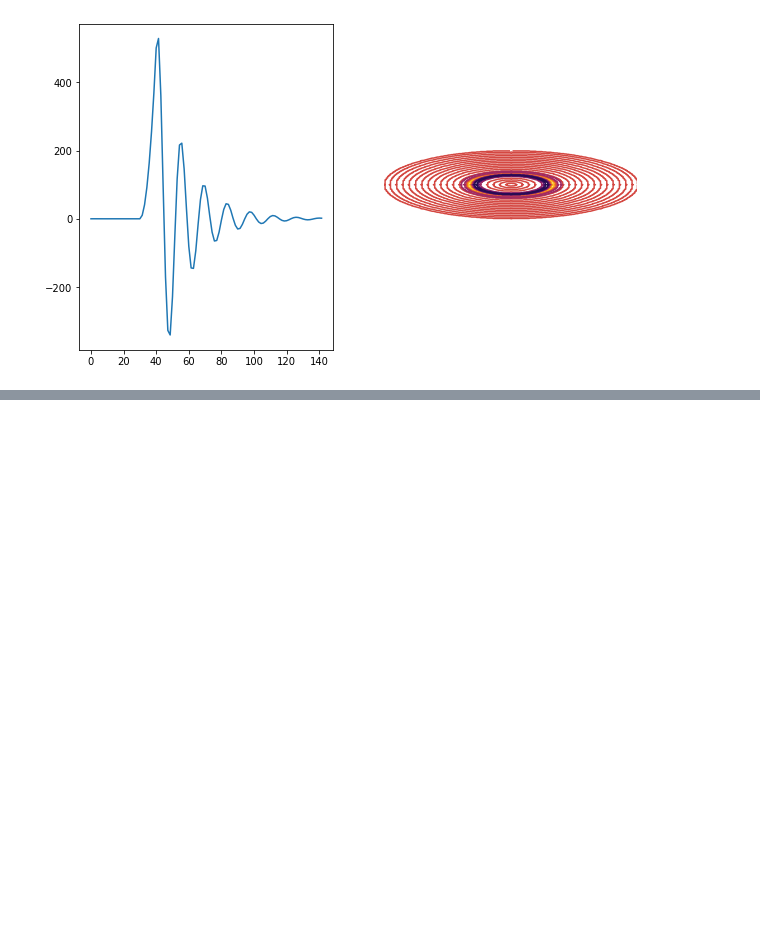
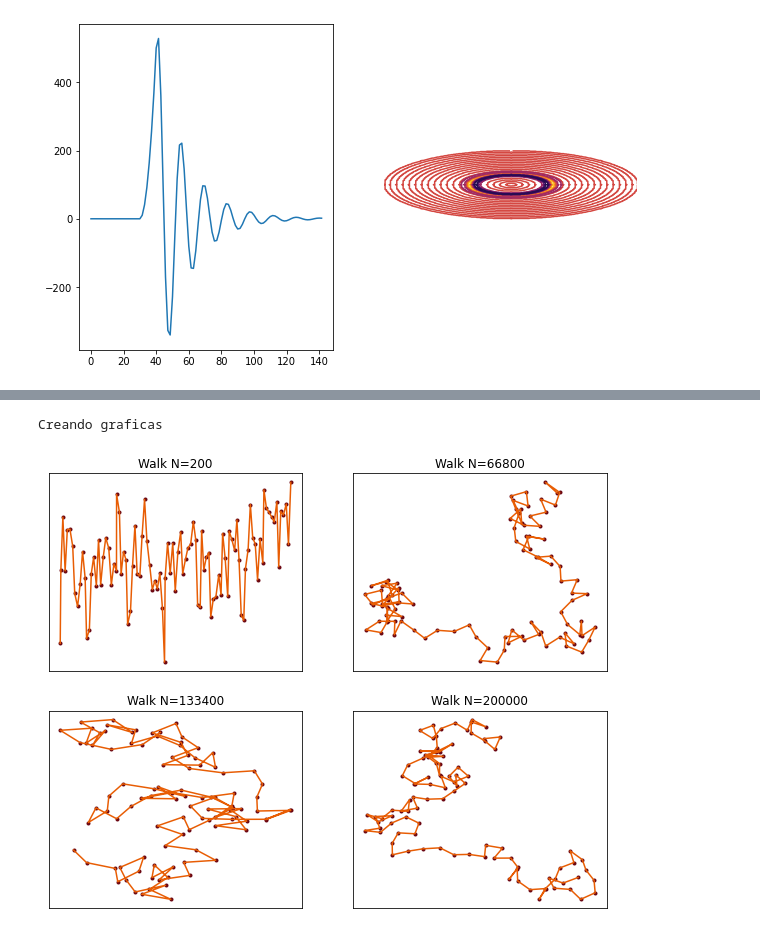
Before and after one commit to giovannilopez9808/Taller_python_ene2021, a Jupyter notebook: Sesiones/matplotlib.ipynb, the cells around one changed output, grey strips where cells are left out. Drawn from its saved outputs; the diff is of its cells as text; code cells hidden in the pictures; blank space fills up the shorter version.

Commit message:
More plots

```diff
--- a/Sesiones/matplotlib.ipynb
+++ b/Sesiones/matplotlib.ipynb
@@ -204,0 +208,22 @@ ax2.contour(data_map,cmap="inferno_r")
+# %%
+n_part=100
+n=1000
+walks=np.arange(200,200200,200)
+#<---------------------------Numero de pasos---------------------------->
+pos_walks=[0,int(n/3),int(2*n/3),n-1]
+n_walks=walks[pos_walks]
+fig,axs=plt.subplots(2, 2,figsize=(10,8))
+#<----------------------------Lista de axs------------------------->
+axs=np.reshape(axs,4)
+print("Creando graficas")
+for walk,walk_real,ax in zip(pos_walks,n_walks,axs):
+    #<--------------------------------Lectura de las posiciones------------------------------------->
+    pos_x,pos_y=np.loadtxt("Datos/3_coor_3.dat",unpack=True,usecols=[0,1],skiprows=walk*(n_part+1)+1,max_rows=n_part)
+    #<----------------------------Renombramiento de los bordes--------------------------_>
+    ax.set_yticks([]);ax.set_xticks([])
+    ax.set_title("Walk N="+str(int(walk_real)))
+    ax.scatter(pos_x,pos_y,c="#6a040f",marker=".")
+    ax.plot(pos_x,pos_y,color="#e85d04",ls="-")
+# %% [output]
+Creando graficas
+[figure, added]
```
Also changed, not shown: parts of 5 cells of this notebook, 7 other files.
